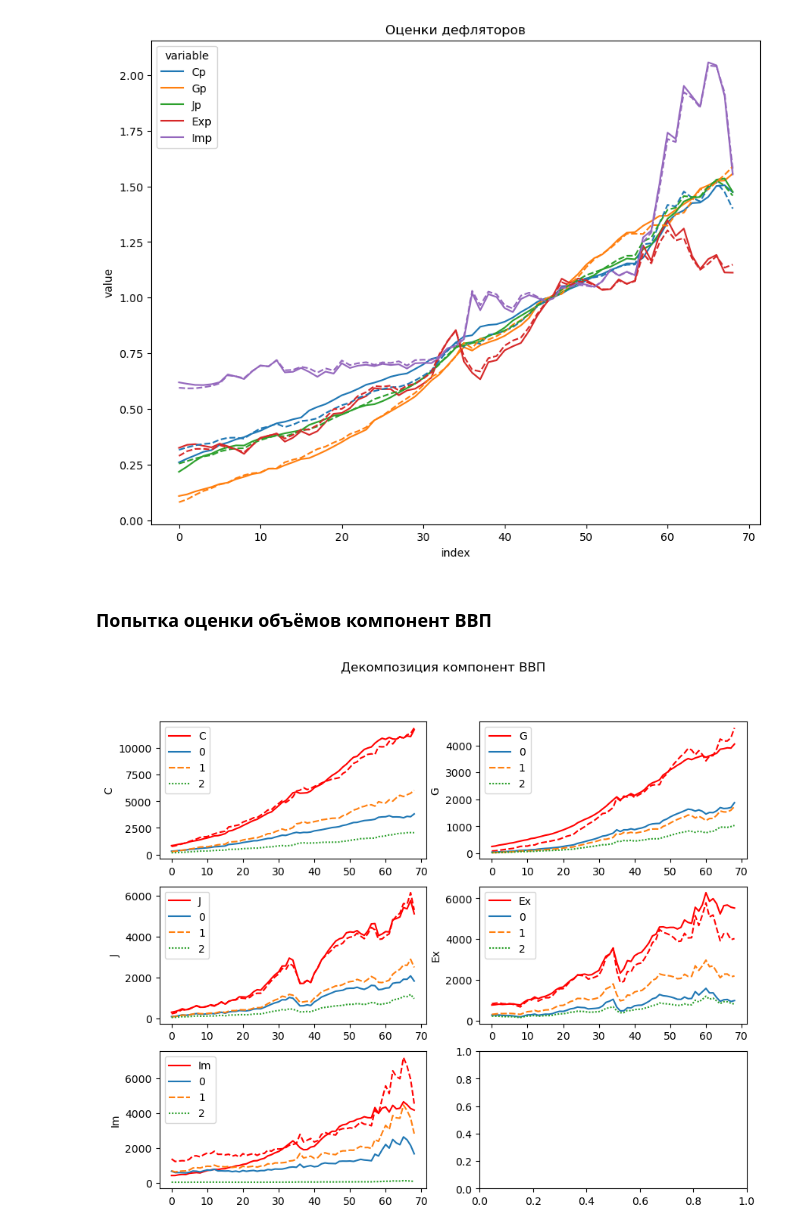
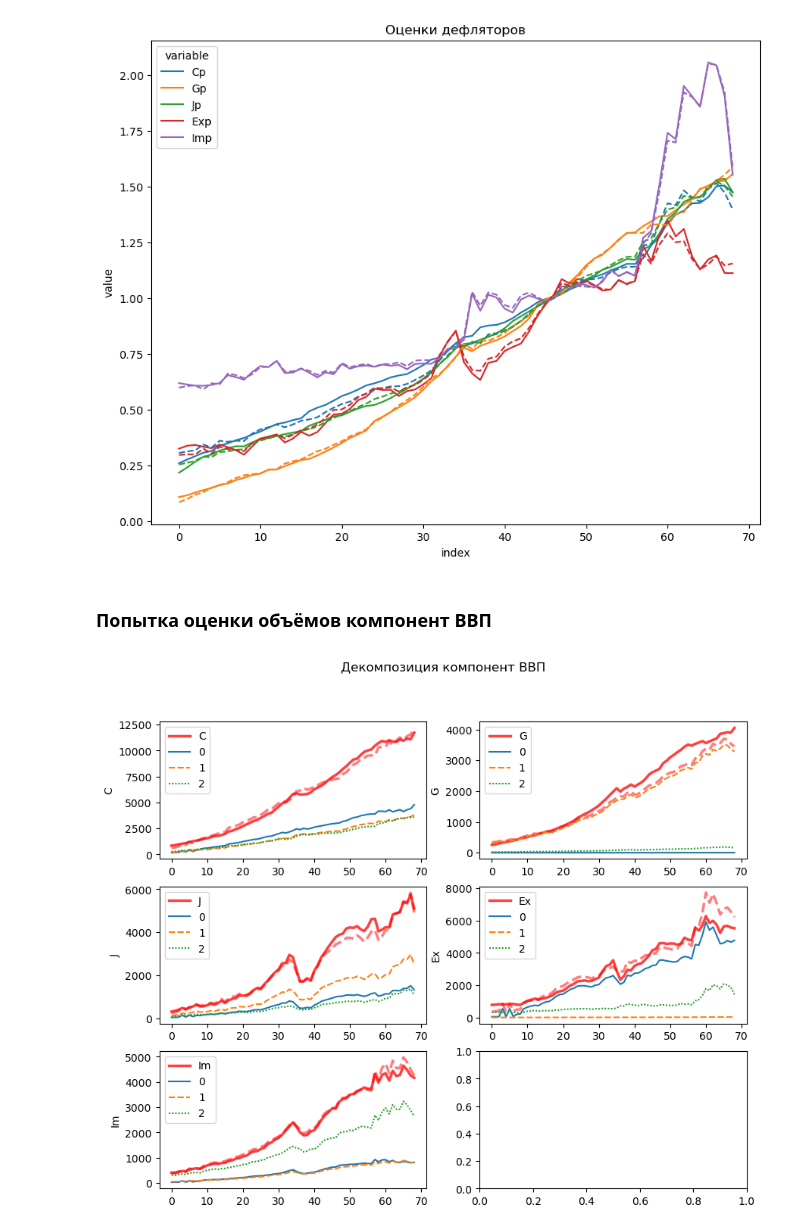
Before and after one commit to dogfew/gdp_decomposer, a Jupyter notebook: example.ipynb, the cells around one changed output. Cells and saved outputs as stored; diff of their text form; code cells hidden in the pictures.

```diff
--- a/example.ipynb
+++ b/example.ipynb
@@ -20,0 +15,7 @@ decomposer.fit(multistarts=1, reg=0, x0=decomposer)  # обучить модел
+# %%
+# инициализировать модель
+decomposer = Decomposer(df, branches, n_components=3)
+# обучить модель с регуляризацией, сделать 10 мультистартов и выбрать лучший
+decomposer.fit(multistarts=15, reg=0.1, loss_function='mse')
+# обучить модель без регуляризации, инициализируя текущими значениями
+decomposer.fit(multistarts=5, reg=0, x0=decomposer, loss_function='mse')
@@ -62,7 +65,7 @@ sns.lineplot(pd.melt(decomposer.targets.reset_index(), id_vars='index'), x='inde
 sns.lineplot(pd.melt(decomposer.predictions.reset_index(), id_vars='index'),
              x='index', y='value', hue='variable', linestyle='--', legend=False)
 plt.title("Оценки дефляторов")
-ax.figure.savefig('preds.png', dpi=250)  # раскомментируйте, если хотите сохранить картинку
+ax.figure.savefig('preds.png', dpi=250)  # сохранить картинку
 # %% [output]
-[figure, old version]
+[figure, new version]
 # %%
@@ -86,13 +76,13 @@ good_base_x = minimize(target, np.ones(3), bounds=[(1e-5, 10) for _ in range(3)]
 # %%
 """Вроде бы пока что работает не совсем праильно"""
 X = df[[i[:-1] for i in decomposer.branches]].to_numpy()
-res = decomposer.estimate_x(X, good_base_x)
+res = decomposer.estimate_x(X)
 fig, ax = plt.subplots(nrows=3, ncols=2, figsize=(10, 8))
 for k, branch in enumerate(branches):
     i, j = np.divmod(k, 2)
-    sns.lineplot(df[branch[:-1]], ax=ax[i, j], color='red', label=branch[:-1])
-    sns.lineplot(res[:, k].T.sum(axis=1), ax=ax[i, j], color='red', linestyle='--')
+    sns.lineplot(df[branch[:-1]], ax=ax[i, j], color='red', label=branch[:-1], alpha=0.75, linewidth=2.5)
+    sns.lineplot(res[:, k].T.sum(axis=1), ax=ax[i, j], color='red', linestyle='--', alpha=0.5, linewidth=2.5)
     sns.lineplot(res[:, k].T , ax=ax[i, j], linestyle='--')
 plt.suptitle("Декомпозиция компонент ВВП");
 # %% [output]
-[figure, old version]
+[figure, new version]
```
Also changed, not shown: parts of 7 cells of this notebook, 1 other file.
